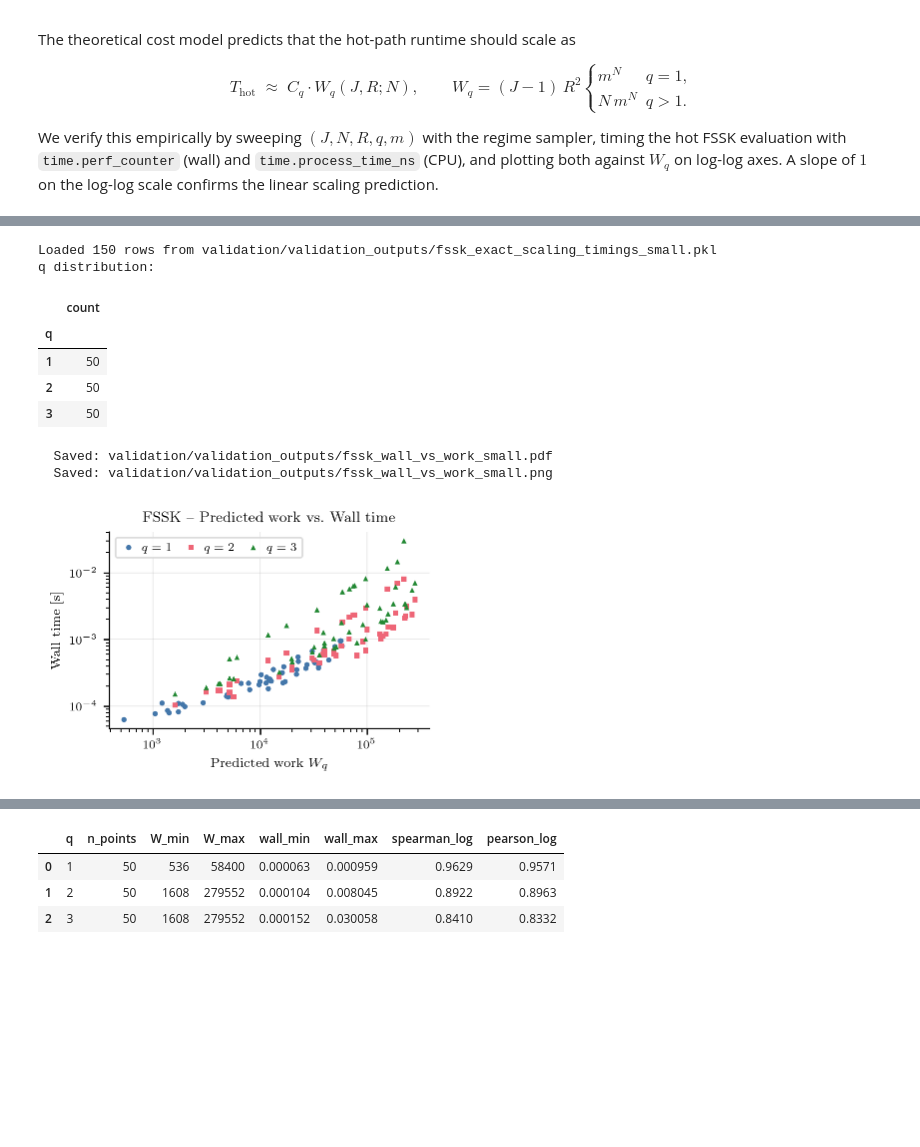
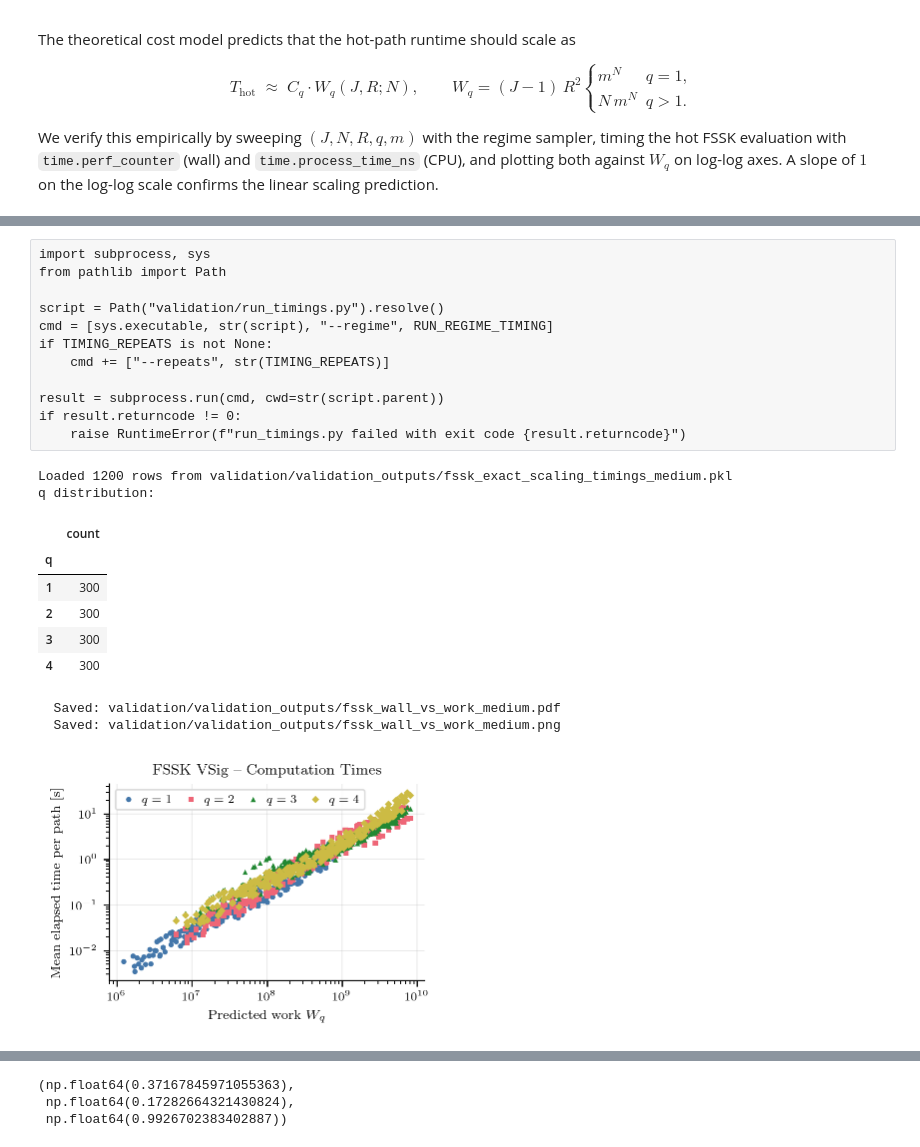
Before and after one commit to hagerpa/tensordev, a Jupyter notebook: notebooks/sss/validation.ipynb, the cells around one changed output, grey strips where cells are left out. Drawn from its saved outputs; the diff is of its cells as text; code cells hidden in the pictures; blank space fills up the shorter version.

Commit message:
-- validation -- second order VSig FFT scheme

```diff
--- a/notebooks/sss/validation.ipynb
+++ b/notebooks/sss/validation.ipynb
@@ -450,3 +386,15 @@ qgt1    900
+# %% [raw]
+import subprocess, sys
+from pathlib import Path
+
+script = Path("validation/run_timings.py").resolve()
+cmd = [sys.executable, str(script), "--regime", RUN_REGIME_TIMING]
+if TIMING_REPEATS is not None:
+    cmd += ["--repeats", str(TIMING_REPEATS)]
+
+result = subprocess.run(cmd, cwd=str(script.parent))
+if result.returncode != 0:
+    raise RuntimeError(f"run_timings.py failed with exit code {result.returncode}")
 # %%
 import sys
 sys.path.insert(0, 'validation')
@@ -470,58 +418,42 @@ df = df.dropna(subset=['q', 'J', 'R', 'N', 'm', 'wall_hot_median_s']).copy()
 
 df['W_q'] = np.where(
     df['q'] == 1,
     (df['J'] - 1) * df['R']**2 * df['m']**df['N'],
     (df['J'] - 1) * df['R']**2 * df['N'] * df['m']**df['N'],
 )
 
 print(f'Loaded {len(df)} rows from {pkl}')
 print('q distribution:')
 display(df['q'].value_counts().sort_index().rename('count').to_frame())
 
 qs = sorted(df['q'].unique())
 
-sub = df.dropna(subset=['wall_hot_median_s'])
+sub = df.dropna(subset=['cpu_hot_mean_s'])
 fig, ax = plt.subplots(figsize=(HALF_WIDTH, HALF_WIDTH / 1.45))
 for i, q in enumerate(qs):
     g = sub[sub['q'] == q]
     ax.scatter(
-        g['W_q'], g['wall_hot_median_s'],
+        g['W_q'], g['wall_hot_mean_s'],
         color=COLORS[i % len(COLORS)],
         marker=MARKERS[i % len(MARKERS)],
         s=SCATTER_SIZE, edgecolors='none', label=f'$q={q}$',
     )
 ax.set_xscale('log'); ax.set_yscale('log')
 ax.set_xlabel(r'Predicted work $W_q$')
-ax.set_ylabel(r'Wall time [s]')
-ax.set_title(r'FSSK -- Predicted work vs.\ Wall time')
+ax.set_ylabel(r'Mean elapsed time per path [s]')
+ax.set_title(r'FSSK $\mathrm{VSig}$ -- Computation Times')
 ax.legend(ncol=len(qs), loc='upper left', frameon=True)
 savefig_fig(fig, out_dir / f'fssk_wall_vs_work_{tag}', ['pdf', 'png'])
 plt.show()
-
-# ── Summary table ─────────────────────────────────────────────────────────────
-rows = []
-for q, g in sub.groupby('q'):
-    lW = np.log(g['W_q'])
-    lT = np.log(g['wall_hot_median_s'])
-    sp, _ = spearmanr(lW, lT)
-    pe, _ = pearsonr(lW, lT)
-    rows.append(dict(q=q, n_points=len(g),
-                     W_min=g['W_q'].min(), W_max=g['W_q'].max(),
-                     wall_min=g['wall_hot_median_s'].min(),
-                     wall_max=g['wall_hot_median_s'].max(),
-                     spearman_log=round(sp, 4), pearson_log=round(pe, 4)))
-df_summary = pd.DataFrame(rows)
-df_summary.to_csv(out_dir / f'fssk_timing_summary_{tag}.csv', index=False)
-print('\nTiming summary (per q, wall time vs W_q):')
-display(df_summary)
 # %% [output]
-Loaded 150 rows from validation/validation_outputs/fssk_exact_scaling_timings_small.pkl
+Loaded 1200 rows from validation/validation_outputs/fssk_exact_scaling_timings_medium.pkl
 q distribution:
 |  | count |
 | q |  |
-| 1 | 50 |
-| 2 | 50 |
-| 3 | 50 |
+| 1 | 300 |
+| 2 | 300 |
+| 3 | 300 |
+| 4 | 300 |
-  Saved: validation/validation_outputs/fssk_wall_vs_work_small.pdf
-  Saved: validation/validation_outputs/fssk_wall_vs_work_small.png
+  Saved: validation/validation_outputs/fssk_wall_vs_work_medium.pdf
+  Saved: validation/validation_outputs/fssk_wall_vs_work_medium.png
-[figure, old version]
+[figure, new version]
@@ -529,4 +460,7 @@ Timing summary (per q, wall time vs W_q):
-|  | q | n_points | W_min | W_max | wall_min | wall_max | spearman_log | pearson_log |
-| 0 | 1 | 50 | 536 | 58400 | 0.000063 | 0.000959 | 0.9629 | 0.9571 |
-| 1 | 2 | 50 | 1608 | 279552 | 0.000104 | 0.008045 | 0.8922 | 0.8963 |
-| 2 | 3 | 50 | 1608 | 279552 | 0.000152 | 0.030058 | 0.8410 | 0.8332 |
+# %%
+x = sub["wall_hot_mean_s"]/sub["cpu_hot_mean_s"]
+x.median(), x.min(), x.max()
+# %% [output]
+(np.float64(0.37167845971055363),
+ np.float64(0.17282664321430824),
+ np.float64(0.9926702383402887))
```
Also changed, not shown: parts of 10 cells of this notebook, 21 other files.
